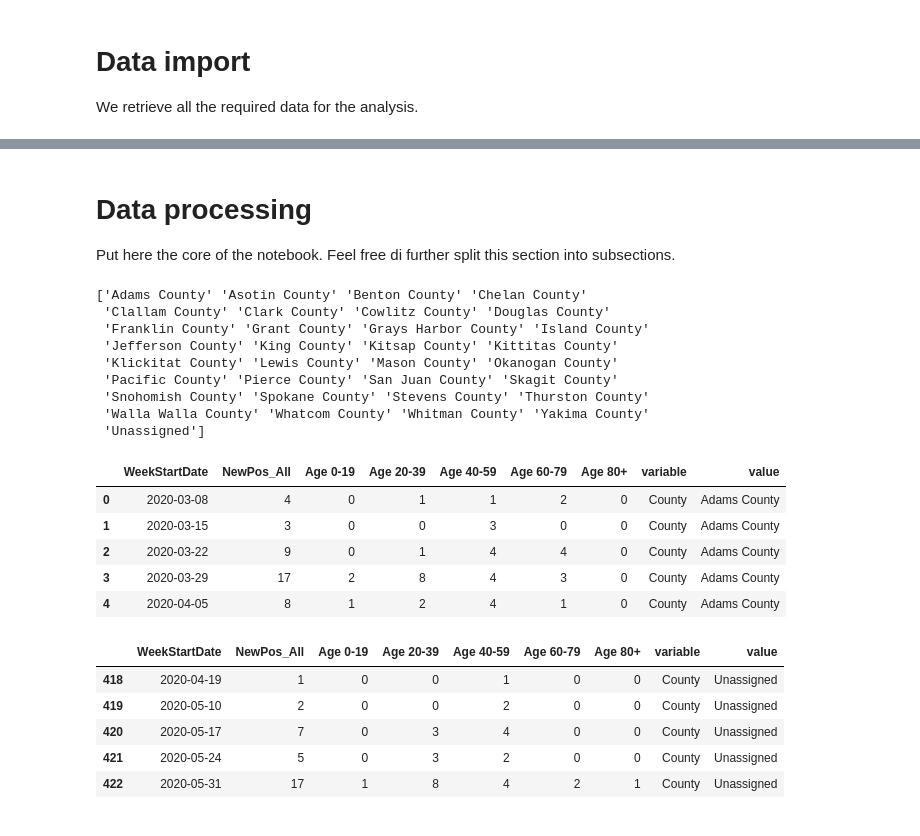
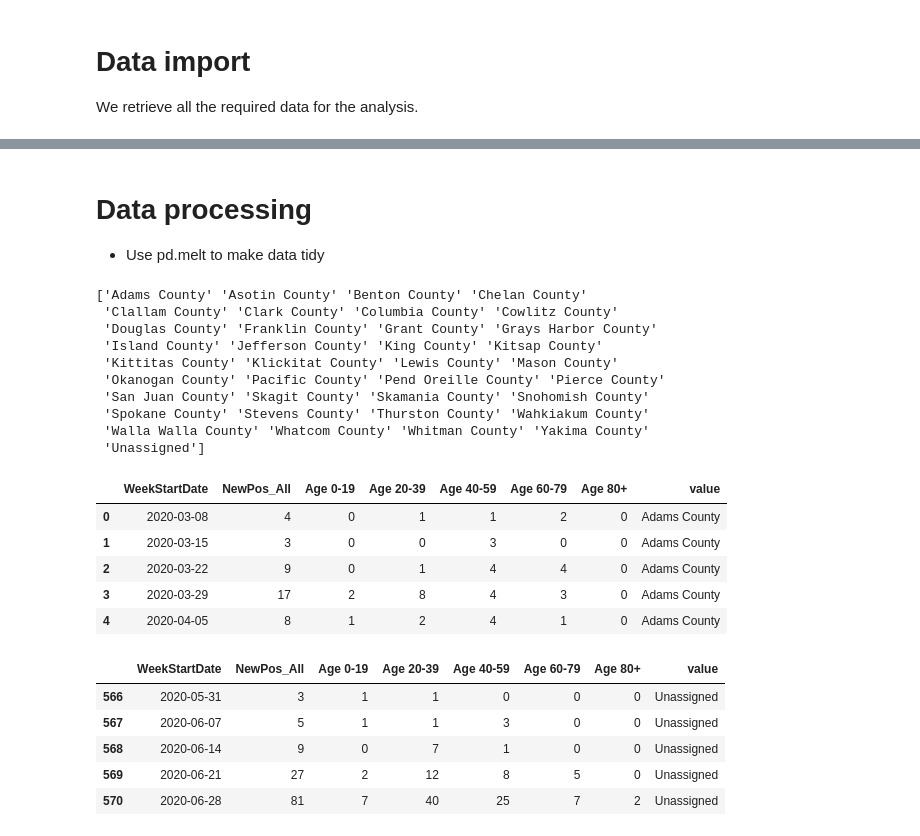
Before and after one commit to mw0/MLnotebooks, a Jupyter notebook: KingCountyCovid/WashingtonCovid19Cases.ipynb, the cells around one changed output, grey strips where cells are left out. Drawn from its saved outputs; the diff is of its cells as text; code cells hidden in the pictures.

Commit message:
Minor generalizations for data file.

```diff
--- a/KingCountyCovid/WashingtonCovid19Cases.ipynb
+++ b/KingCountyCovid/WashingtonCovid19Cases.ipynb
@@ -68,7 +68,10 @@ other variables follow Python's guidelines.
 # Data import
 We retrieve all the required data for the analysis.
 # %%
-df = pd.read_excel("https://www.doh.wa.gov/Portals/1/Documents/1600/coronavirus/data-tables/PUBLIC_CDC_Event_Date_SARS.xlsx?ver=20200610134713")
+latestData = ("https://www.doh.wa.gov/Portals/1/Documents/1600/coronavirus/"
+              # "data-tables/PUBLIC_CDC_Event_Date_SARS.xlsx?ver=20200706121119"
+              "data-tables/PUBLIC_CDC_Event_Date_SARS.xlsx?ver=20200712123123")
+df = pd.read_excel(latestData)
 # %%
 df.info()
 df.describe(percentiles=[0.05, 0.15, 0.25, 0.50, 0.75, 0.85, 0.95])
@@ -120,34 +123,38 @@ memory usage: 33.2+ KB
-# %% [markdown]
-# Data processing
-Put here the core of the notebook. Feel free di further split this section into subsections.
+# %% [markdown]
+# Data processing
+
+* Use pd.melt to make data tidy
 # %%
 counties = df['County'].unique()
 print(counties)
 dft = pd.melt(df.reset_index(),
-              id_vars=['WeekStartDate', 'NewPos_All', 'Age 0-19', 'Age 20-39', 'Age 40-59', 'Age 60-79', 'Age 80+'],
+              id_vars=['WeekStartDate', 'NewPos_All', 'Age 0-19', 'Age 20-39',
+                       'Age 40-59', 'Age 60-79', 'Age 80+'],
               value_vars=['County'])
+del dft['variable']
 dft.head()
 dft.tail()
 # %% [output]
 ['Adams County' 'Asotin County' 'Benton County' 'Chelan County'
- 'Clallam County' 'Clark County' 'Cowlitz County' 'Douglas County'
- 'Franklin County' 'Grant County' 'Grays Harbor County' 'Island County'
- 'Jefferson County' 'King County' 'Kitsap County' 'Kittitas County'
- 'Klickitat County' 'Lewis County' 'Mason County' 'Okanogan County'
- 'Pacific County' 'Pierce County' 'San Juan County' 'Skagit County'
- 'Snohomish County' 'Spokane County' 'Stevens County' 'Thurston County'
+ 'Clallam County' 'Clark County' 'Columbia County' 'Cowlitz County'
+ 'Douglas County' 'Franklin County' 'Grant County' 'Grays Harbor County'
+ 'Island County' 'Jefferson County' 'King County' 'Kitsap County'
+ 'Kittitas County' 'Klickitat County' 'Lewis County' 'Mason County'
+ 'Okanogan County' 'Pacific County' 'Pend Oreille County' 'Pierce County'
+ 'San Juan County' 'Skagit County' 'Skamania County' 'Snohomish County'
+ 'Spokane County' 'Stevens County' 'Thurston County' 'Wahkiakum County'
  'Walla Walla County' 'Whatcom County' 'Whitman County' 'Yakima County'
  'Unassigned']
-|  | WeekStartDate | NewPos_All | Age 0-19 | Age 20-39 | Age 40-59 | Age 60-79 | Age 80+ | variable | value |
-| 0 | 2020-03-08 | 4 | 0 | 1 | 1 | 2 | 0 | County | Adams County |
-| 1 | 2020-03-15 | 3 | 0 | 0 | 3 | 0 | 0 | County | Adams County |
-| 2 | 2020-03-22 | 9 | 0 | 1 | 4 | 4 | 0 | County | Adams County |
-| 3 | 2020-03-29 | 17 | 2 | 8 | 4 | 3 | 0 | County | Adams County |
-| 4 | 2020-04-05 | 8 | 1 | 2 | 4 | 1 | 0 | County | Adams County |
+|  | WeekStartDate | NewPos_All | Age 0-19 | Age 20-39 | Age 40-59 | Age 60-79 | Age 80+ | value |
+| 0 | 2020-03-08 | 4 | 0 | 1 | 1 | 2 | 0 | Adams County |
+| 1 | 2020-03-15 | 3 | 0 | 0 | 3 | 0 | 0 | Adams County |
+| 2 | 2020-03-22 | 9 | 0 | 1 | 4 | 4 | 0 | Adams County |
+| 3 | 2020-03-29 | 17 | 2 | 8 | 4 | 3 | 0 | Adams County |
+| 4 | 2020-04-05 | 8 | 1 | 2 | 4 | 1 | 0 | Adams County |
-|  | WeekStartDate | NewPos_All | Age 0-19 | Age 20-39 | Age 40-59 | Age 60-79 | Age 80+ | variable | value |
-| 418 | 2020-04-19 | 1 | 0 | 0 | 1 | 0 | 0 | County | Unassigned |
-| 419 | 2020-05-10 | 2 | 0 | 0 | 2 | 0 | 0 | County | Unassigned |
-| 420 | 2020-05-17 | 7 | 0 | 3 | 4 | 0 | 0 | County | Unassigned |
-| 421 | 2020-05-24 | 5 | 0 | 3 | 2 | 0 | 0 | County | Unassigned |
-| 422 | 2020-05-31 | 17 | 1 | 8 | 4 | 2 | 1 | County | Unassigned |
+|  | WeekStartDate | NewPos_All | Age 0-19 | Age 20-39 | Age 40-59 | Age 60-79 | Age 80+ | value |
+| 566 | 2020-05-31 | 3 | 1 | 1 | 0 | 0 | 0 | Unassigned |
+| 567 | 2020-06-07 | 5 | 1 | 1 | 3 | 0 | 0 | Unassigned |
+| 568 | 2020-06-14 | 9 | 0 | 7 | 1 | 0 | 0 | Unassigned |
+| 569 | 2020-06-21 | 27 | 2 | 12 | 8 | 5 | 0 | Unassigned |
+| 570 | 2020-06-28 | 81 | 7 | 40 | 25 | 7 | 2 | Unassigned |
 # %%
```
Also changed, not shown: parts of 3 cells of this notebook, 1 other file.
